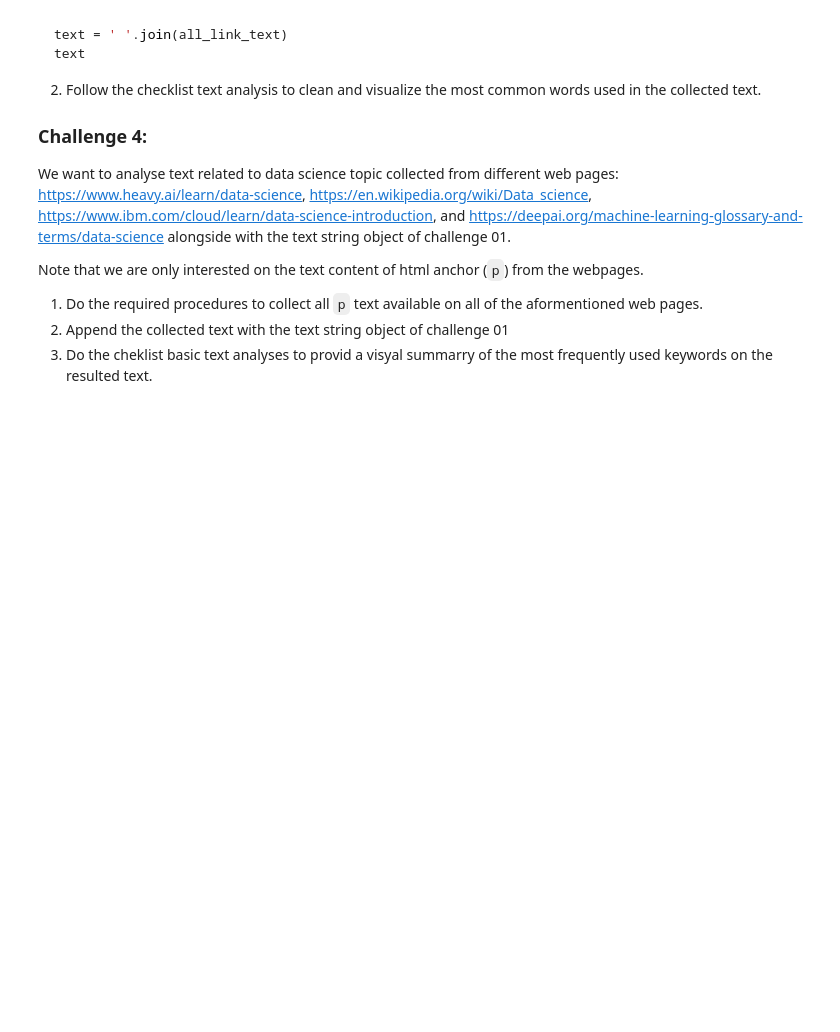
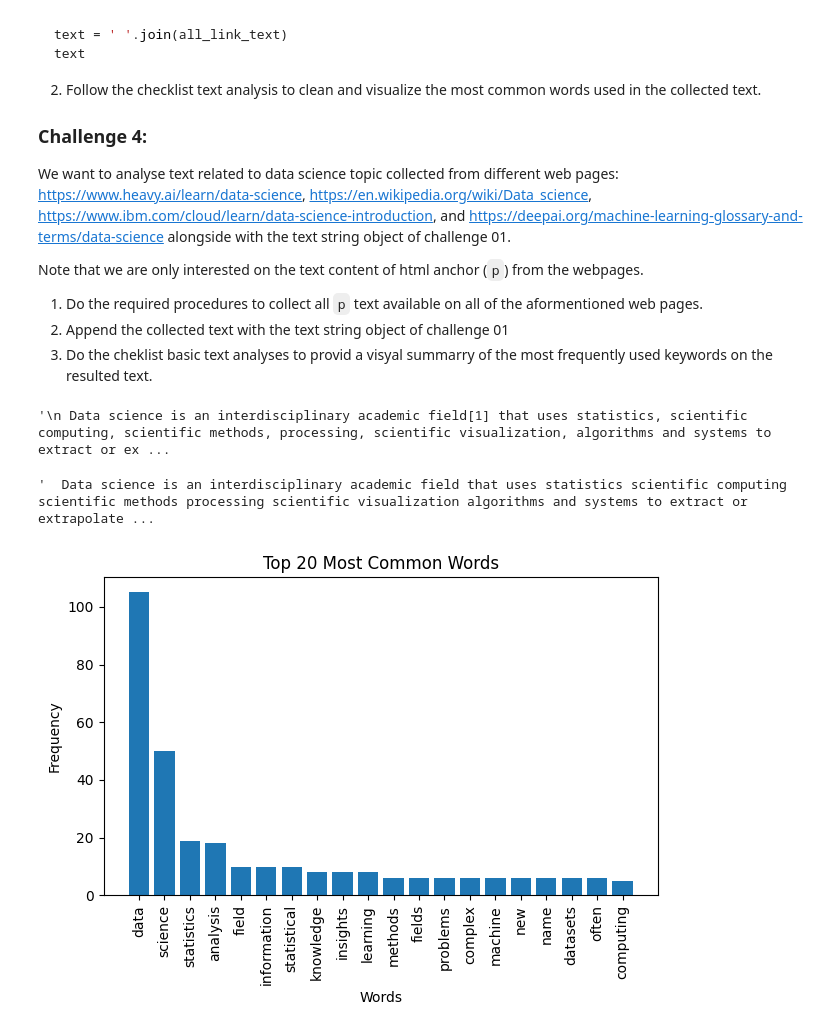
Before and after one commit to SenhadjiMSaid/Software-Engineering-for-Data-Science, a Jupyter notebook: SEDS_Lab6/SEDS_Lab6.ipynb, the cells around one changed output. Cells and saved outputs as stored; diff of their text form; code cells hidden in the pictures; blank space fills up the shorter version.

```diff
--- a/SEDS_Lab6/SEDS_Lab6.ipynb
+++ b/SEDS_Lab6/SEDS_Lab6.ipynb
@@ -95,0 +229,48 @@ Note that we are only interested on the text content of  html anchor (`p`) from
+# %%
+from urllib.request import urlopen
+from bs4 import BeautifulSoup as bs
+import lxml
+
+url = 'https://en.wikipedia.org/wiki/Data_science'
+page = urlopen(url).read().decode('utf-8')
+
+soup = bs(page)
+
+links = soup.find_all('p')
+all_link_text = []
+
+all_link_text.extend([a.text for a in links])
+
+text = ' '.join(all_link_text)
+text
+# %% [output]
+'\n Data science is an interdisciplinary academic field[1] that uses statistics, scientific computing, scientific methods, processing, scientific visualization, algorithms and systems to extract or ex ...
+# %%
+translator = str.maketrans('\n',' ',string.punctuation + string.digits + '`' + '[' + ']' + '“' + '”' + '-' + '–' + '’')
+text = text.translate(translator)
+text
+# %% [output]
+'  Data science is an interdisciplinary academic field that uses statistics scientific computing scientific methods processing scientific visualization algorithms and systems to extract or extrapolate ...
+# %%
+# Tokenization
+
+tokens = nltk.word_tokenize(text.lower())
+
+# Removing stopwords
+from nltk.corpus import stopwords
+en_stopwords = stopwords.words('english')
+en_stopwords = set(en_stopwords)
+words = [w.lower() for w in tokens if w not in en_stopwords]
+cnt_fdist = nltk.FreqDist(words)
+common_words = [word[0] for word in cnt_fdist.most_common(20)]
+word_freq = [freq[1] for freq in cnt_fdist.most_common(20)]
+
+plt.bar(common_words, word_freq)
+plt.title('Top 20 Most Common Words')
+plt.xlabel('Words')
+plt.ylabel('Frequency')
+plt.xticks(rotation=90)
+plt.tight_layout()
+plt.show()
+# %% [output]
+[figure, added]
```
Also changed, not shown: parts of 18 cells of this notebook, 1 other file.
